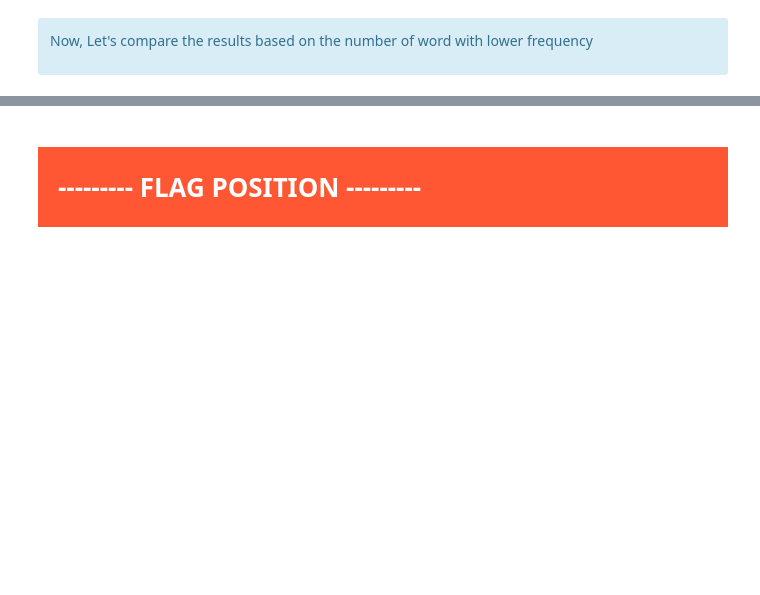
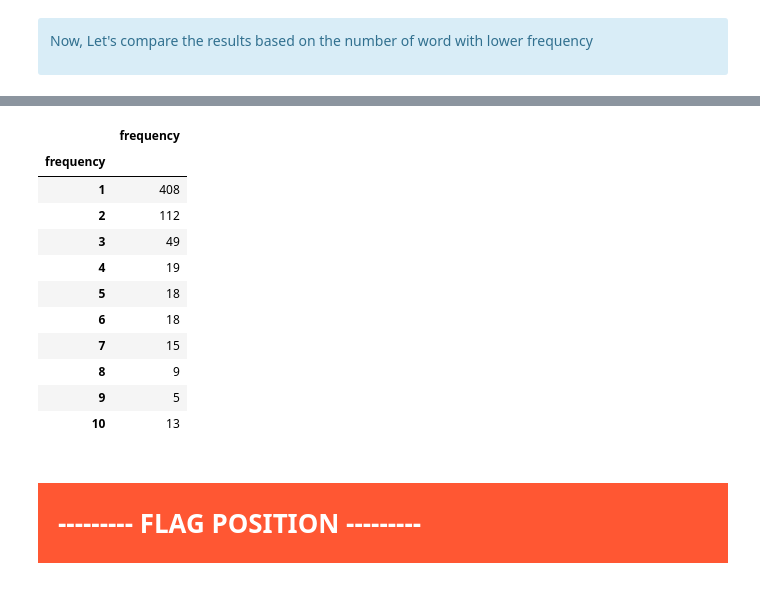
Before and after one commit to samirhinojosa/OC-P6-automatically-classify-consumer-goods, a Jupyter notebook: notebook.ipynb, the cells around one changed output, grey strips where cells are left out. Drawn from its saved outputs; the diff is of its cells as text; code cells hidden in the pictures; blank space fills up the shorter version.

```diff
--- a/notebook.ipynb
+++ b/notebook.ipynb
@@ -1012,5 +1151,18 @@ df_frequent_words_bow_product_name_stemmed
 # %%
-df_frequent_words_bow_product_name_stemmed.groupby("frequency")["frequency"].count().head(10)
+pd.DataFrame(df_frequent_words_bow_product_name_stemmed.groupby("frequency")["frequency"].count().head(10))
+# %% [output]
+|  | frequency |
+| frequency |  |
+| 1 | 408 |
+| 2 | 112 |
+| 3 | 49 |
+| 4 | 19 |
+| 5 | 18 |
+| 6 | 18 |
+| 7 | 15 |
+| 8 | 9 |
+| 9 | 5 |
+| 10 | 13 |
 # %% [markdown]
 <div style="background-color: #FF5733;" >
     <h1 style="margin: auto; padding: 20px; color:#fff; ">--------- FLAG POSITION ---------</h1>
```
Also changed, not shown: parts of 10 cells of this notebook.
